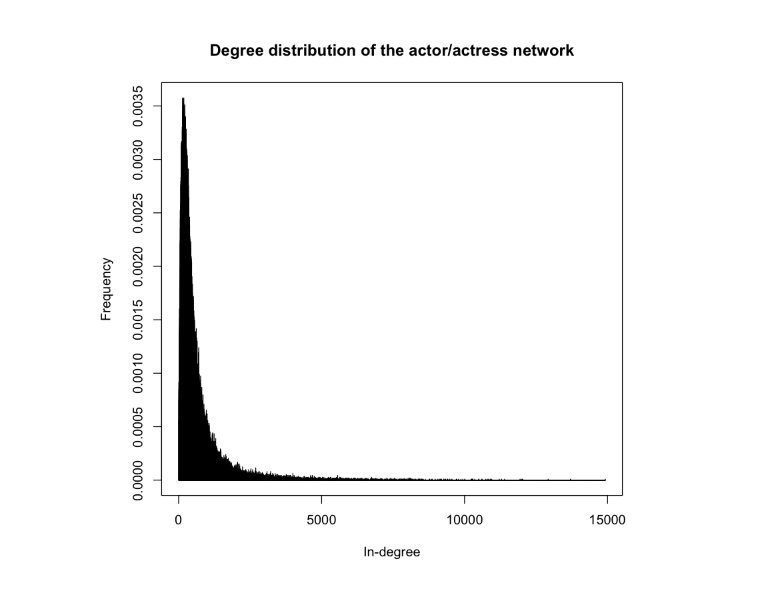
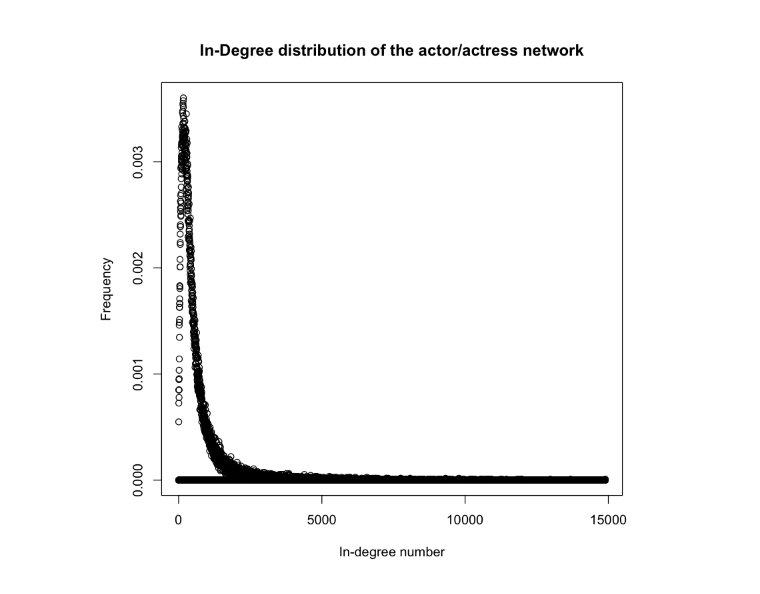
Before and after one commit to wanghran/ECE232_Graph, a Jupyter notebook: Project_4/src/plot_graph.ipynb, the cells around one changed output. Drawn from its saved outputs; the diff is of its cells as text; code cells hidden in the pictures.

```diff
--- a/Project_4/src/plot_graph.ipynb
+++ b/Project_4/src/plot_graph.ipynb
@@ -4,8 +14,8 @@ library('igraph')
 g <- read_graph('../output/edge_list.txt', format='ncol')
 # %%
 
-plot(degree.distribution(g, mode='in'),main="Degree distribution of the actor/actress network",xlab="In-degree",ylab="Frequency", type="h")
+plot(degree.distribution(g, mode='in'),main="In-Degree distribution of the actor/actress network",xlab="In-degree number",ylab="Frequency")
 # %% [output]
-[figure, old version]
+[figure, new version]
 # %%
 g
```
Also changed, not shown: parts of 1 cell of this notebook, 2 other files.
